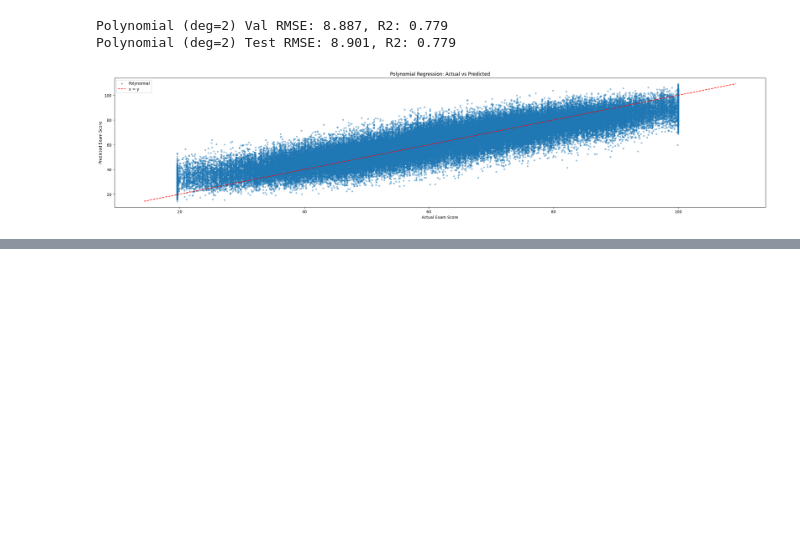
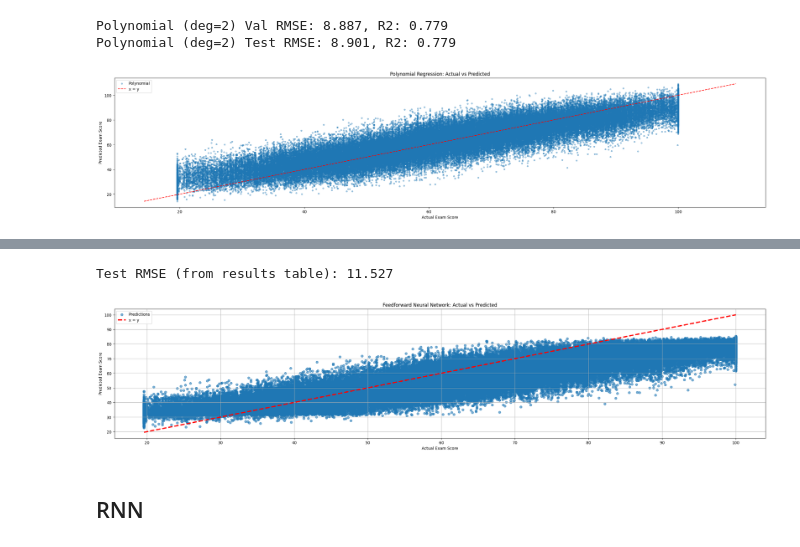
Before and after one commit to Aashiee3/Student-Exam-Score-Kagge-Competition, a Jupyter notebook: Student exam score/aashi_model.ipynb, the cells around one changed output, grey strips where cells are left out. Cells and saved outputs as stored; diff of their text form; code cells hidden in the pictures; blank space fills up the shorter version.

Commit message:
Neural Networks

```diff
--- a/Student exam score/aashi_model.ipynb
+++ b/Student exam score/aashi_model.ipynb
@@ -268,0 +283,7 @@ plt.show()
+# %%
+ffn_model = Sequential([
+    Dense(64, activation='relu', input_shape=(x_train_scaled.shape[1],)),
+    Dropout(0.2),
+    Dense(32, activation='relu'),
+    Dense(1)   # Linear output for regression
+])
@@ -268,0 +330,2 @@ plt.show()
+# %%
+y_test_pred = ffn_model.predict(x_test_scaled).flatten()
@@ -268,0 +334,11 @@ plt.show()
+# %%
+import pandas as pd
+
+results_df = pd.DataFrame({
+    'id': id_test.values,
+    'actual_exam_score': y_test.values,
+    'predicted_exam_score': y_test_pred
+})
+
+results_df = results_df.sort_values(by='id').reset_index(drop=True)
+results_df.head()
@@ -268,0 +352,48 @@ plt.show()
+# %%
+from sklearn.metrics import mean_squared_error
+
+rmse_from_df = np.sqrt(
+    mean_squared_error(
+        results_df['actual_exam_score'],
+        results_df['predicted_exam_score']
+    )
+)
+
+print(f"Test RMSE (from results table): {rmse_from_df:.3f}")
+# %% [output]
+Test RMSE (from results table): 11.527
+# %%
+plt.figure(figsize=(30, 6))
+
+plt.scatter(
+    results_df['actual_exam_score'],
+    results_df['predicted_exam_score'],
+    alpha=0.6,
+    label='Predictions'
+)
+
+# x = y reference line (RED)
+min_val = min(results_df['actual_exam_score'].min(),
+              results_df['predicted_exam_score'].min())
+max_val = max(results_df['actual_exam_score'].max(),
+              results_df['predicted_exam_score'].max())
+
+plt.plot(
+    [min_val, max_val],
+    [min_val, max_val],
+    color='red',          # 👈 red line
+    linestyle='--',
+    linewidth=3,
+    label='x = y'
+)
+
+plt.xlabel('Actual Exam Score')
+plt.ylabel('Predicted Exam Score')
+plt.title('Feedforward Neural Network: Actual vs Predicted')
+plt.legend()
+plt.grid(True)
+plt.show()
+# %% [output]
+[figure, added]
+# %% [markdown]
+## RNN
```
Also changed, not shown: parts of 20 cells of this notebook.
